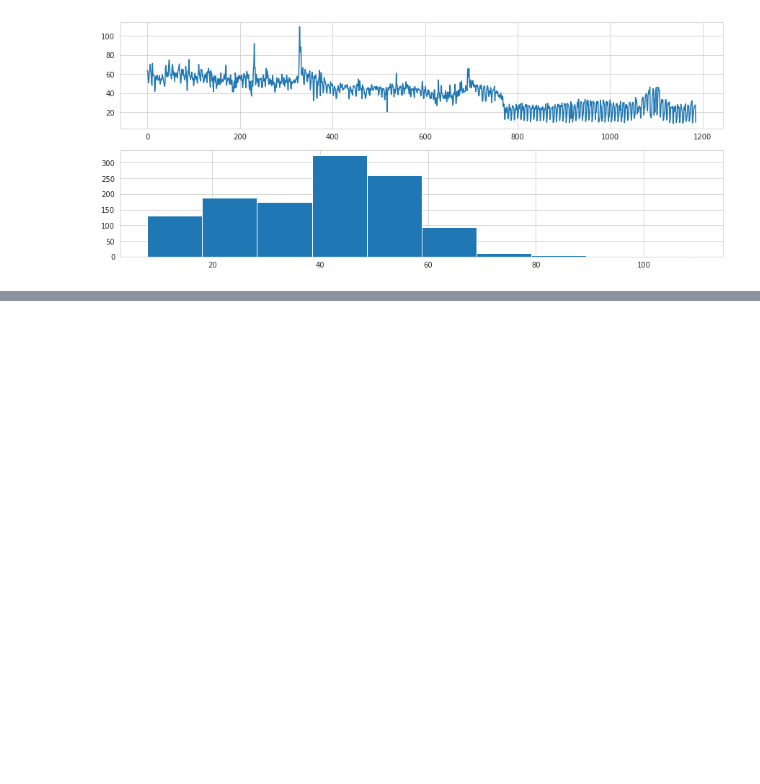
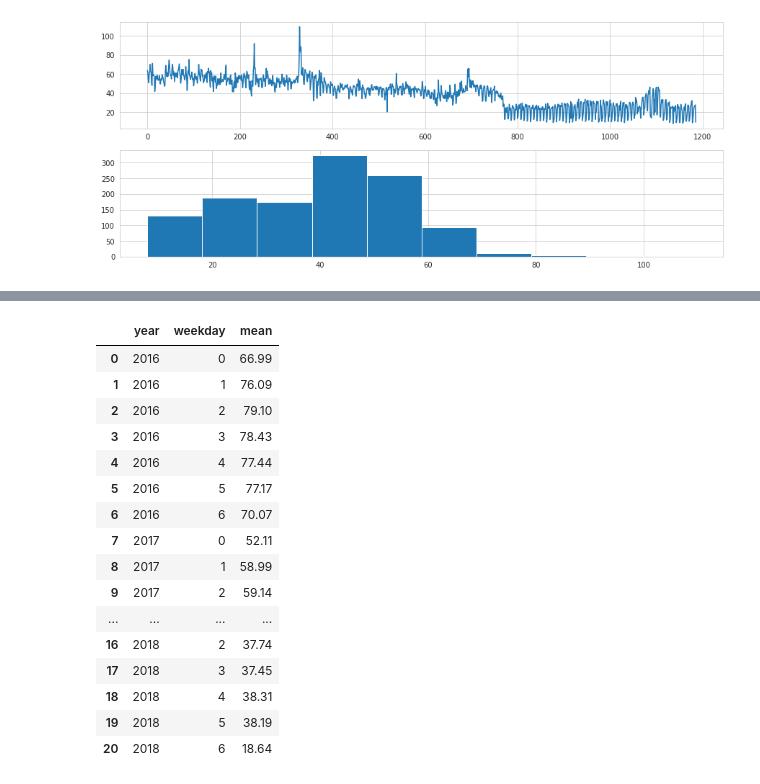
Before and after one commit to evgenia82/loyola-capstone-groupon, a Jupyter notebook: 03_EDA_with_visuals_time_series.ipynb, the cells around one changed output, grey strips where cells are left out. Drawn from its saved outputs; the diff is of its cells as text; code cells hidden in the pictures; blank space fills up the shorter version.

```diff
--- a/03_EDA_with_visuals_time_series.ipynb
+++ b/03_EDA_with_visuals_time_series.ipynb
@@ -468,0 +557,22 @@ Lambda: 0.915911
+# %%
+weekday_avg = dataframe.groupby(['year','weekday'], as_index = True)['refunds'].agg(['mean']
+                                                                     ).reset_index()
+weekday_avg
+# %% [output]
+|  | year | weekday | mean |
+| 0 | 2016 | 0 | 66.99 |
+| 1 | 2016 | 1 | 76.09 |
+| 2 | 2016 | 2 | 79.10 |
+| 3 | 2016 | 3 | 78.43 |
+| 4 | 2016 | 4 | 77.44 |
+| 5 | 2016 | 5 | 77.17 |
+| 6 | 2016 | 6 | 70.07 |
+| 7 | 2017 | 0 | 52.11 |
+| 8 | 2017 | 1 | 58.99 |
+| 9 | 2017 | 2 | 59.14 |
+| ... | ... | ... | ... |
+| 16 | 2018 | 2 | 37.74 |
+| 17 | 2018 | 3 | 37.45 |
+| 18 | 2018 | 4 | 38.31 |
+| 19 | 2018 | 5 | 38.19 |
+| 20 | 2018 | 6 | 18.64 |
```
Also changed, not shown: parts of 11 cells of this notebook.
